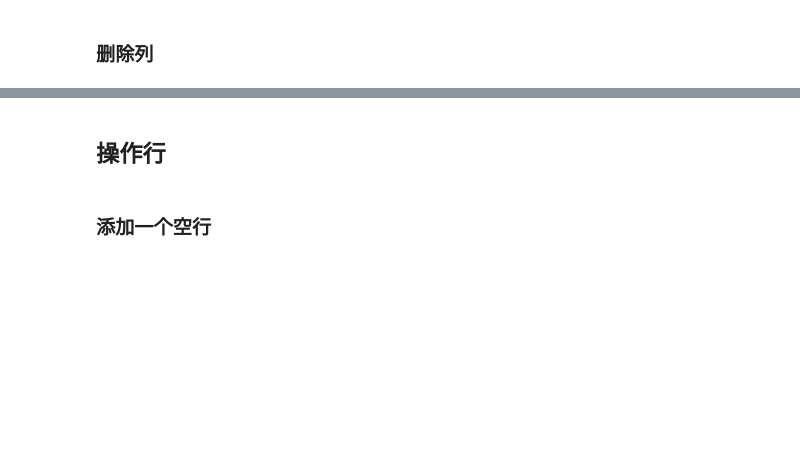
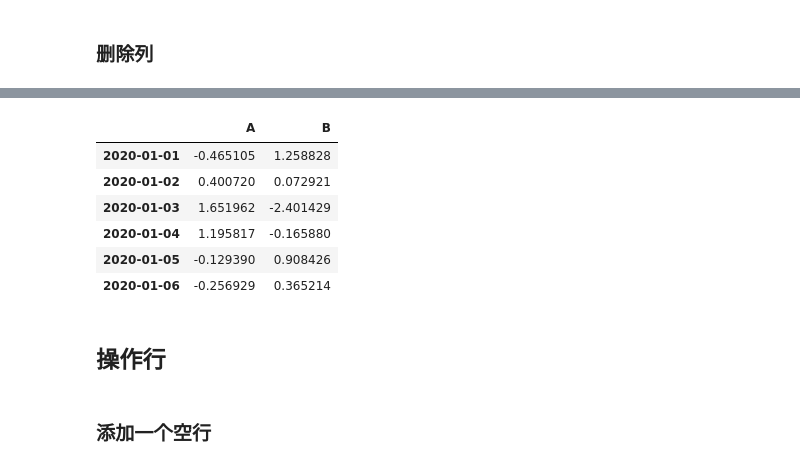
Before and after one commit to dormouse/notes, a Jupyter notebook: source/pandas/pandas_note.ipynb, the cells around one changed output, grey strips where cells are left out. Cells and saved outputs as stored; diff of their text form; code cells hidden in the pictures; blank space fills up the shorter version.

```diff
--- a/source/pandas/pandas_note.ipynb
+++ b/source/pandas/pandas_note.ipynb
@@ -1117,3 +999,15 @@ df.drop(columns=['A', 'C'], axis=1).head()
+# %%
+# 只保留前两列，删除第三列开始的所有列
+df = get_random_df()
+df.drop(df.columns[2:], axis=1)
+# %% [output]
+|  | A | B |
+| 2020-01-01 | -0.465105 | 1.258828 |
+| 2020-01-02 | 0.400720 | 0.072921 |
+| 2020-01-03 | 1.651962 | -2.401429 |
+| 2020-01-04 | 1.195817 | -0.165880 |
+| 2020-01-05 | -0.129390 | 0.908426 |
+| 2020-01-06 | -0.256929 | 0.365214 |
 # %% [markdown]
 ## 操作行
 # %% [markdown]
```
Also changed, not shown: parts of 53 cells of this notebook, 3 other files.
